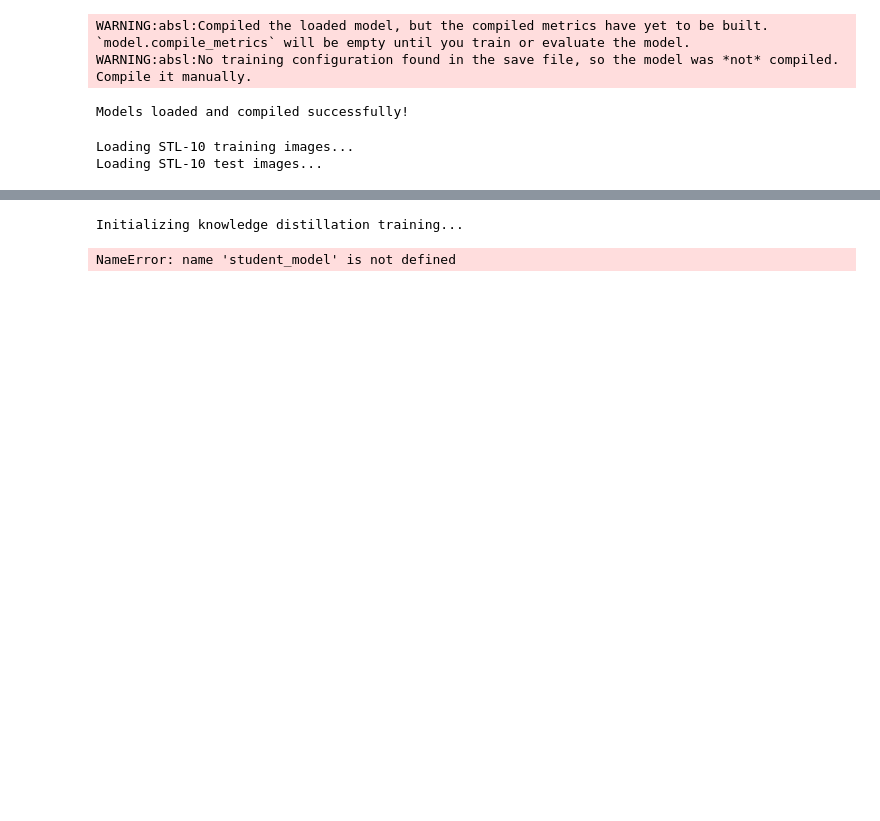
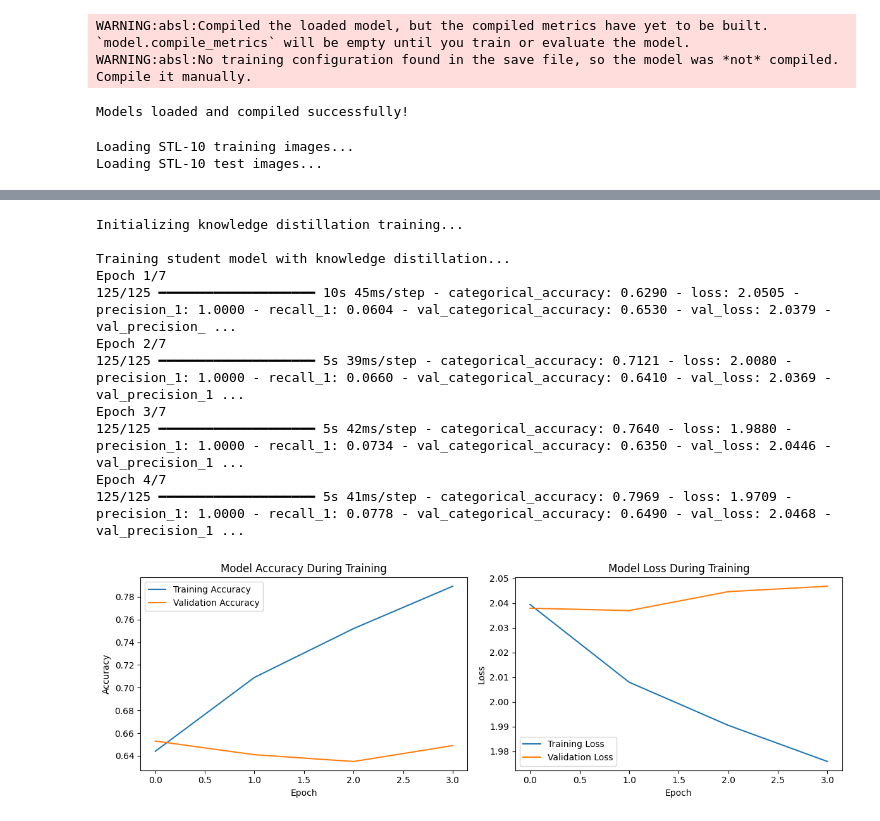
Before and after one commit to Mustafaahmed00/model-extraction-attack, a Jupyter notebook: Model_Extraction_Attack/kd.ipynb, the cells around one changed output, grey strips where cells are left out. Saved outputs shown, nothing was run; the diff lists cells and outputs as text; code cells hidden in the pictures; blank space fills up the shorter version.

```diff
--- a/Model_Extraction_Attack/kd.ipynb
+++ b/Model_Extraction_Attack/kd.ipynb
@@ -162,18 +194,18 @@ class Distiller(keras.Model):
 # Initialize the distiller
 # Train the student model using knowledge distillation
 print("\nInitializing knowledge distillation training...")
-distiller = Distiller(student=scratch_student, teacher=teacher_model)  # Use scratch_student instead of student_model
+distiller = Distiller(student=scratch_student, teacher=teacher_model)
 
 # Compiling the Distiller with enhanced metrics
 distiller.compile(
     optimizer=keras.optimizers.Adam(learning_rate=0.001),
     metrics=[
-        metrics.CategoricalAccuracy(),
-        metrics.Precision(),
-        metrics.Recall()
+        keras.metrics.CategoricalAccuracy(),
+        keras.metrics.Precision(),
+        keras.metrics.Recall()
     ],
-    student_loss_fn=losses.CategoricalCrossentropy(),
-    distillation_loss_fn=losses.CategoricalCrossentropy(),
+    student_loss_fn=keras.losses.CategoricalCrossentropy(),
+    distillation_loss_fn=keras.losses.CategoricalCrossentropy(),
     alpha=0.2,  # Weight for student loss
     temperature=1,  # Temperature for softening probabilities
 )
@@ -189,34 +221,44 @@ history = distiller.fit(
     callbacks=[
         keras.callbacks.EarlyStopping(
             monitor='val_loss',
             patience=2,
             restore_best_weights=True
         )
     ]
 )
 
 # Plot training history
 plt.figure(figsize=(12, 4))
 plt.subplot(1, 2, 1)
 plt.plot(history.history['categorical_accuracy'], label='Training Accuracy')
 plt.plot(history.history['val_categorical_accuracy'], label='Validation Accuracy')
 plt.title('Model Accuracy During Training')
 plt.xlabel('Epoch')
 plt.ylabel('Accuracy')
 plt.legend()
 
 plt.subplot(1, 2, 2)
 plt.plot(history.history['loss'], label='Training Loss')
 plt.plot(history.history['val_loss'], label='Validation Loss')
 plt.title('Model Loss During Training')
 plt.xlabel('Epoch')
 plt.ylabel('Loss')
 plt.legend()
 plt.tight_layout()
 plt.show()
 # %% [output]
 Initializing knowledge distillation training...
+
+Training student model with knowledge distillation...
+Epoch 1/7
+125/125 ━━━━━━━━━━━━━━━━━━━━ 10s 45ms/step - categorical_accuracy: 0.6290 - loss: 2.0505 - precision_1: 1.0000 - recall_1: 0.0604 - val_categorical_accuracy: 0.6530 - val_loss: 2.0379 - val_precision_ ...
+Epoch 2/7
+125/125 ━━━━━━━━━━━━━━━━━━━━ 5s 39ms/step - categorical_accuracy: 0.7121 - loss: 2.0080 - precision_1: 1.0000 - recall_1: 0.0660 - val_categorical_accuracy: 0.6410 - val_loss: 2.0369 - val_precision_1 ...
+Epoch 3/7
+125/125 ━━━━━━━━━━━━━━━━━━━━ 5s 42ms/step - categorical_accuracy: 0.7640 - loss: 1.9880 - precision_1: 1.0000 - recall_1: 0.0734 - val_categorical_accuracy: 0.6350 - val_loss: 2.0446 - val_precision_1 ...
+Epoch 4/7
+125/125 ━━━━━━━━━━━━━━━━━━━━ 5s 41ms/step - categorical_accuracy: 0.7969 - loss: 1.9709 - precision_1: 1.0000 - recall_1: 0.0778 - val_categorical_accuracy: 0.6490 - val_loss: 2.0468 - val_precision_1 ...
-NameError: name 'student_model' is not defined
+[figure, added]
 # %%
 # We evaluate student model again for its loss and accuracy,
 # But this time the student model is trained using knowledge distillation
```
Also changed, not shown: parts of 3 cells of this notebook, 1 other file.
